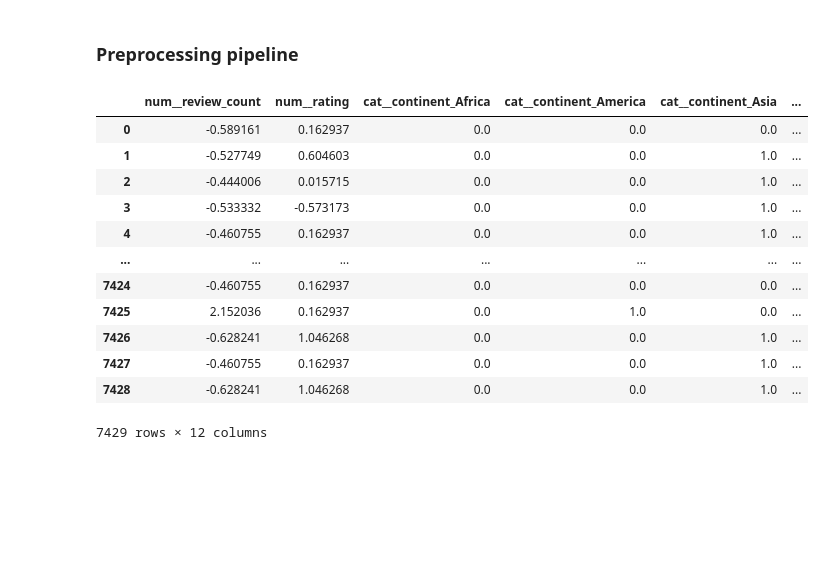
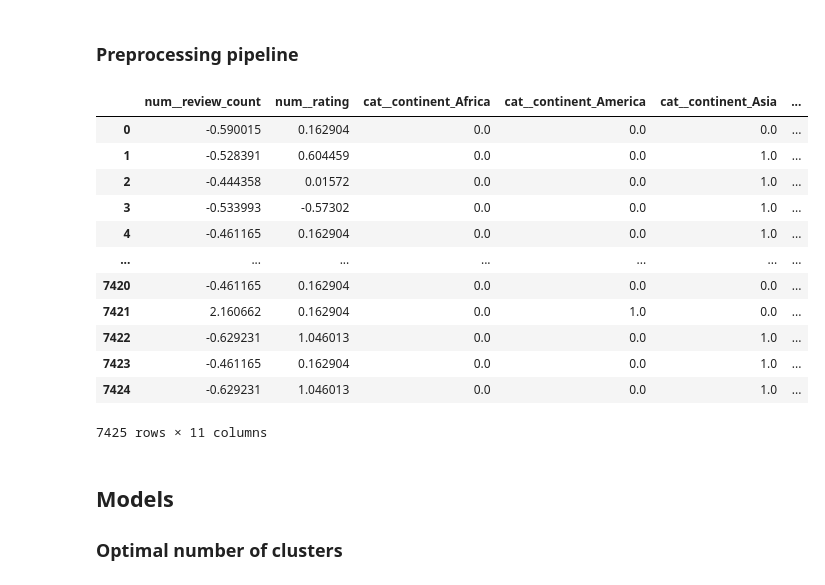
Before and after one commit to kwiatkowskaa/Location_Intelligence_Data_Clustering, a Jupyter notebook: FeatureEngineering.ipynb, the cells around one changed output. Drawn from its saved outputs; the diff is of its cells as text; code cells hidden in the pictures; blank space fills up the shorter version.

Commit message:
Started Models

```diff
--- a/FeatureEngineering.ipynb
+++ b/FeatureEngineering.ipynb
@@ -442,0 +482,3 @@ agency, estate, real, rental, travel, car, insurance, tour, service, van
+# %%
+df_geografics  = df[["longitude", "latitude"]]
+metrics_plots(df_geografics, max_k=15)
@@ -442,0 +498,6 @@ agency, estate, real, rental, travel, car, insurance, tour, service, van
+# %%
+kmedoids = KMedoids(n_clusters=4, random_state=0)
+kmedoids.fit(df_geografics)
+y_kmedoids = kmedoids.predict(df_geografics)
+cent = kmedoids.cluster_centers_
+cent = pd.DataFrame(cent)
@@ -450,13 +549,17 @@ X_train, X_val = train_test_split(X_dev, test_size=0.3, random_state=42)
 # %% [markdown]
 ### Feature engineering pipeline
 # %%
-def cutOffReviewCount(data):
-    highest_10_percent = data['review_count'].quantile(0.90)
-    data.loc[df['review_count'] > highest_10_percent, 'review_count'] = highest_10_percent
-    return data
+# def cutOffReviewCount(data):
+#     highest_10_percent = data['review_count'].quantile(0.90)
+#     data.loc[df['review_count'] > highest_10_percent, 'review_count'] = highest_10_percent
+#     return data
 
 def dropDuplicatedRows(data):
     data = data.drop_duplicates(subset=['business_id'])
+    return data
+
+def dropNAValues(data):
+    data = data.dropna(how='any').reset_index(drop = True)
     return data
 
 def hasWebsite(data):
@@ -500,13 +603,16 @@ def dropGeoClusterAndState(data):
 
 
 feature_engineering_pipeline = Pipeline([
-    ('cutOffReviewCount', FunctionTransformer(cutOffReviewCount)),
+    #('cutOffReviewCount', FunctionTransformer(cutOffReviewCount)),
     ('dropDuplicatedRows', FunctionTransformer(dropDuplicatedRows)),
+    ('dropNAValues', FunctionTransformer(dropNAValues)),
     ('hasWebsite', FunctionTransformer(hasWebsite)),
     ('verifiedToInt', FunctionTransformer(verifiedToInt)),
     ('dropCountryandCityColumn', FunctionTransformer(dropCountryandCityColumn)),
     ('continentColumn', FunctionTransformer(continentColumn)),
     ('dropUniqueColumns', FunctionTransformer(dropUniqueColumns)),
     ('dropDayTimeColumns', FunctionTransformer(dropDayTimeColumns)),
-    ('dropGeoClusterAndState', FunctionTransformer(dropGeoClusterAndState))
+    ('dropGeoClusterAndState', FunctionTransformer(dropGeoClusterAndState)),
+    #('KMedoidsTransformer', KMedoidsTransformer())
+
 ])
@@ -530,0 +677,4 @@ X_train
+# %%
+feature_engineering_fitted_pipeline.fit(X_train)
+X_train = feature_engineering_fitted_pipeline.transform(X_train)
+X_train
@@ -558,19 +722,22 @@ pipeline_preprocessing = Pipeline(steps=[
 # %%
 X_train = pipeline_preprocessing.fit_transform(X_train)
 # %%
-transformed_df = pd.DataFrame(X_train, columns=pipeline_preprocessing.named_steps['preprocessor'].get_feature_names_out())
-transformed_df
+X_train = pd.DataFrame(X_train, columns=pipeline_preprocessing.named_steps['preprocessor'].get_feature_names_out())
+X_train
 # %% [output]
 |  | num__review_count | num__rating | cat__continent_Africa | cat__continent_America | cat__continent_Asia | ... |
-| 0 | -0.589161 | 0.162937 | 0.0 | 0.0 | 0.0 | ... |
-| 1 | -0.527749 | 0.604603 | 0.0 | 0.0 | 1.0 | ... |
-| 2 | -0.444006 | 0.015715 | 0.0 | 0.0 | 1.0 | ... |
-| 3 | -0.533332 | -0.573173 | 0.0 | 0.0 | 1.0 | ... |
-| 4 | -0.460755 | 0.162937 | 0.0 | 0.0 | 1.0 | ... |
+| 0 | -0.590015 | 0.162904 | 0.0 | 0.0 | 0.0 | ... |
+| 1 | -0.528391 | 0.604459 | 0.0 | 0.0 | 1.0 | ... |
+| 2 | -0.444358 | 0.01572 | 0.0 | 0.0 | 1.0 | ... |
+| 3 | -0.533993 | -0.57302 | 0.0 | 0.0 | 1.0 | ... |
+| 4 | -0.461165 | 0.162904 | 0.0 | 0.0 | 1.0 | ... |
 | ... | ... | ... | ... | ... | ... | ... |
-| 7424 | -0.460755 | 0.162937 | 0.0 | 0.0 | 0.0 | ... |
-| 7425 | 2.152036 | 0.162937 | 0.0 | 1.0 | 0.0 | ... |
-| 7426 | -0.628241 | 1.046268 | 0.0 | 0.0 | 1.0 | ... |
-| 7427 | -0.460755 | 0.162937 | 0.0 | 0.0 | 1.0 | ... |
-| 7428 | -0.628241 | 1.046268 | 0.0 | 0.0 | 1.0 | ... |
+| 7420 | -0.461165 | 0.162904 | 0.0 | 0.0 | 0.0 | ... |
+| 7421 | 2.160662 | 0.162904 | 0.0 | 1.0 | 0.0 | ... |
+| 7422 | -0.629231 | 1.046013 | 0.0 | 0.0 | 1.0 | ... |
+| 7423 | -0.461165 | 0.162904 | 0.0 | 0.0 | 1.0 | ... |
+| 7424 | -0.629231 | 1.046013 | 0.0 | 0.0 | 1.0 | ... |
-7429 rows × 12 columns
+7425 rows × 11 columns
+# %% [markdown]
+## Models
+### Optimal number of clusters
```
Also changed, not shown: parts of 56 cells of this notebook.
